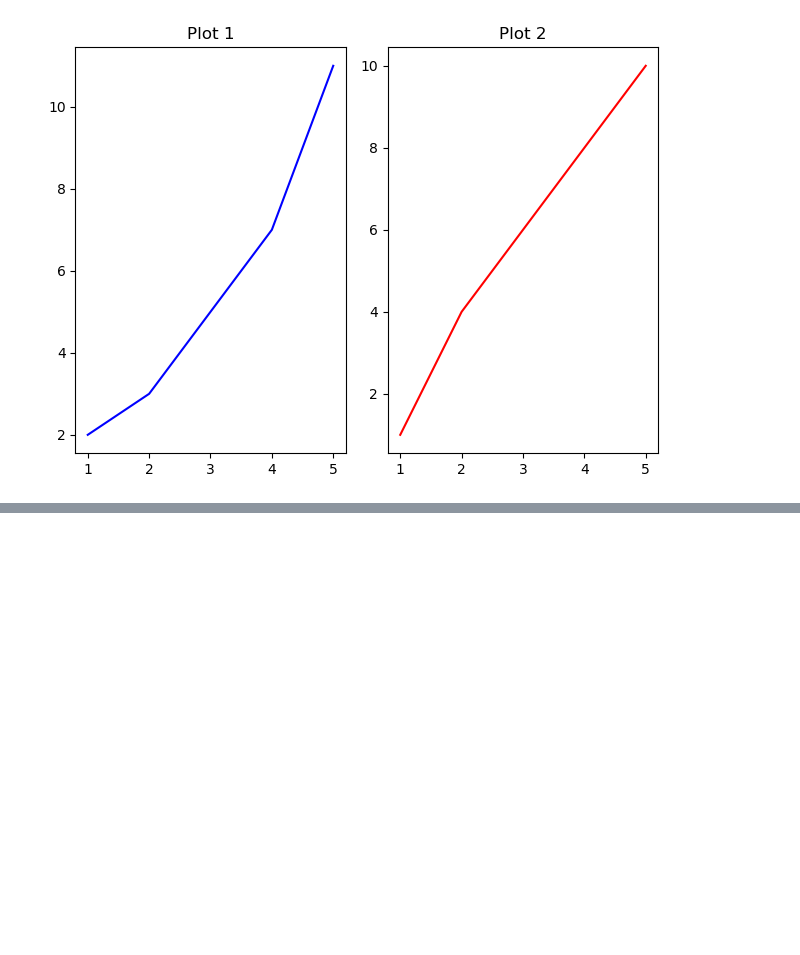
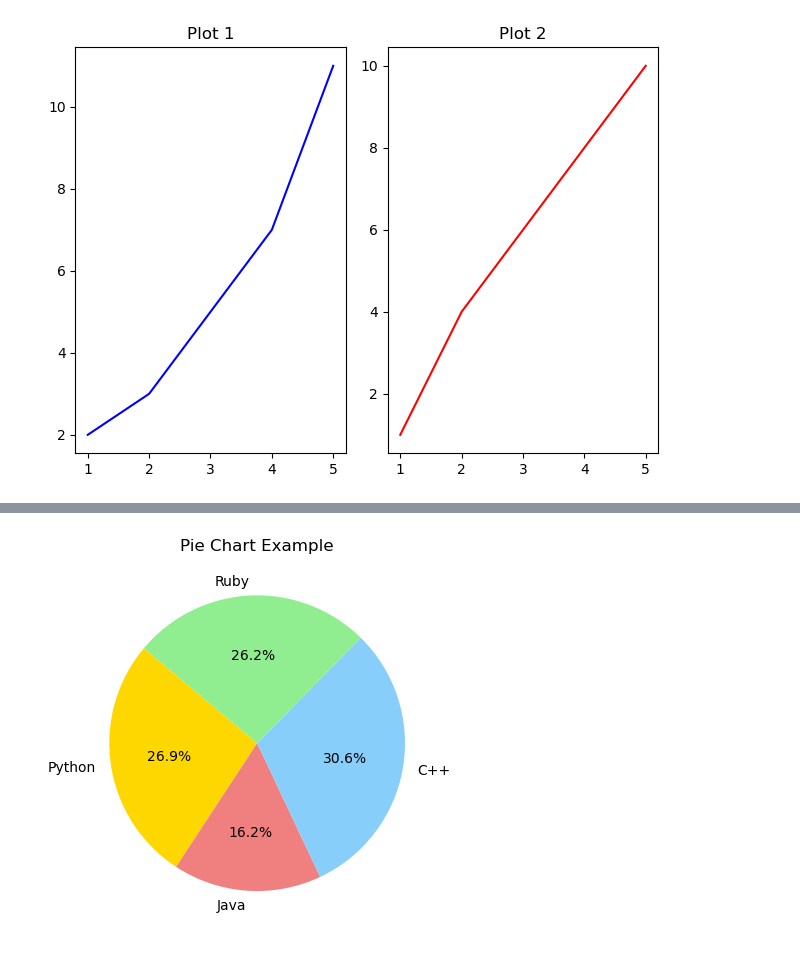
Before and after one commit to Toshitha2311/DataAnalysis, a Jupyter notebook: matplotlib.ipynb, the cells around one changed output, grey strips where cells are left out. Cells and saved outputs as stored; diff of their text form; code cells hidden in the pictures; blank space fills up the shorter version.

```diff
--- a/matplotlib.ipynb
+++ b/matplotlib.ipynb
@@ -80,0 +88,10 @@ plt.show()
+# %%
+labels = ['Python', 'Java', 'C++', 'Ruby']
+sizes = [215, 130, 245, 210]
+colors = ['gold', 'lightcoral', 'lightskyblue', 'lightgreen']
+
+plt.pie(sizes, labels=labels, colors=colors, autopct='%1.1f%%', startangle=140)
+plt.title("Pie Chart Example")
+plt.show()
+# %% [output]
+[figure, added]
```
Also changed, not shown: parts of 21 cells of this notebook, 4 other files.
